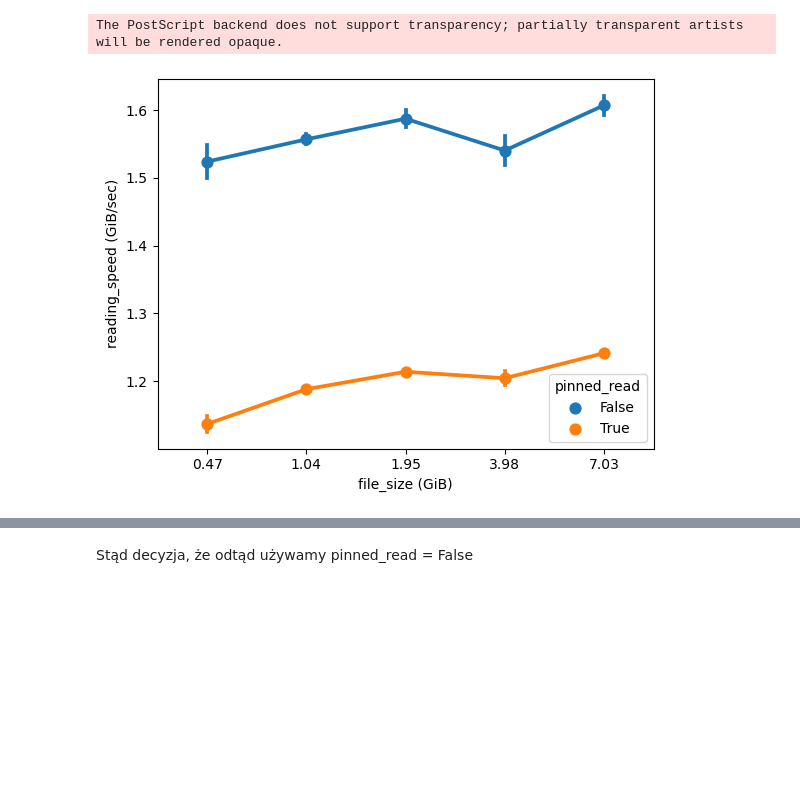
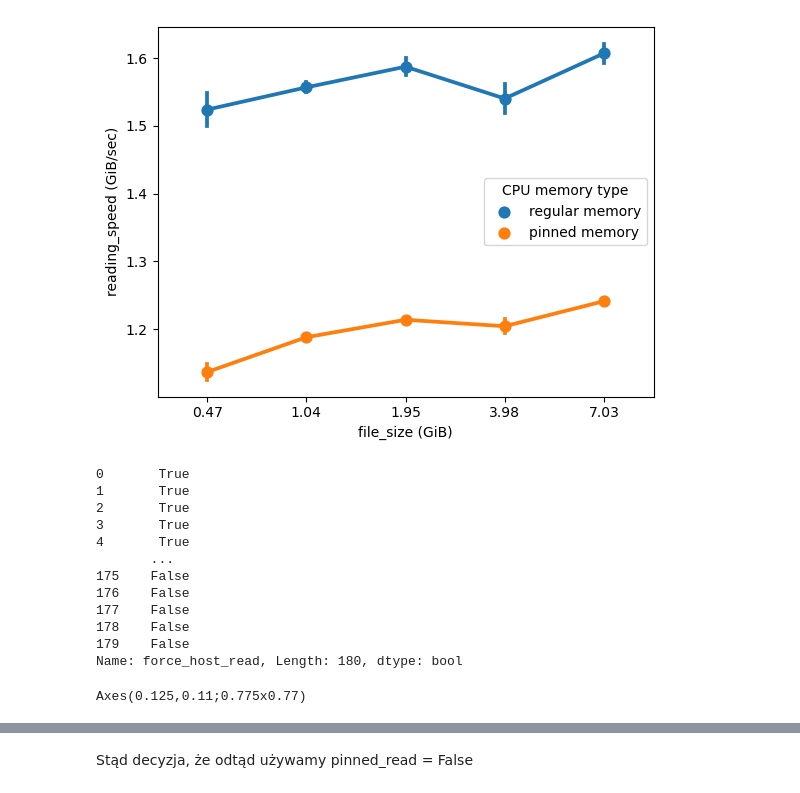
Before and after one commit to wesolowskip/mgr, a Jupyter notebook: 2_metajsonparser/results-analysis.ipynb, the cells around one changed output, grey strips where cells are left out. Cells and saved outputs as stored; diff of their text form; code cells hidden in the pictures; blank space fills up the shorter version.

```diff
--- a/2_metajsonparser/results-analysis.ipynb
+++ b/2_metajsonparser/results-analysis.ipynb
@@ -43,0 +13,24 @@ measurements_df.rename(columns={"took (msecs)": "time (msecs)"}, inplace=True)
+# %%
+measurements = []
+
+with open("slurm-691720.out") as f:
+    logs = f.read()
+
+    for match in re.findall(pattern, logs, re.M):
+        # We remove first "warmup" observation
+        if (rep := int(match[5])) > 0:
+            measurements.append({
+                "reading_speed (GiB/sec)": float(match[0]) / 1024 / 1024 / 1024,
+                "parsing_speed (GiB/sec)": float(match[1]) / 1024 / 1024 / 1024,
+                "file_size (GiB)": float(match[2]) / 1024 / 1024 / 1024,
+                "rep": rep,
+                "file": match[6],
+                "force_host_read": True if match[7] == "True" else False,
+                "CPU memory type": "pinned memory" if match[8] == "True" else "regular memory" if match[8] == "False" else None,
+                "number of\nIO threads": int(match[10]) if match[10] else None,
+                "cufile_slice_size_mb": int(match[11]) if match[11] else None,
+                "time (msecs)": float(match[12]),
+                "lib": "mp"
+            })
+
+measurements_df = pd.DataFrame(measurements)
@@ -44,16 +66,34 @@ measurements_df.rename(columns={"took (msecs)": "time (msecs)"}, inplace=True)
 # %%
 g = sns.pointplot(
     data=measurements_df[measurements_df["force_host_read"]],
     x="file_size (GiB)",
     y="reading_speed (GiB/sec)",
-    hue="pinned_read",
+    hue="CPU memory type",
     palette=sns.color_palette(n_colors=2),
     errorbar="se"
 )
 g.set_xticks(g.get_xticks(), labels=['{:.2f}'.format(float(t.get_text())) for t in g.get_xticklabels()])
-plt.savefig(f"img/pinned-read-reading-speed.eps", format="eps", bbox_inches='tight')
+plt.savefig(f"img/pinned-read-reading-speed.pdf", format="pdf", bbox_inches='tight')
 plt.show()
 # %% [output]
-The PostScript backend does not support transparency; partially transparent artists will be rendered opaque.
-[figure, old version]
+[figure, new version]
+# %%
+measurements_cudf_df["force_host_read"]
+# %% [output]
+0       True
+1       True
+2       True
+3       True
+4       True
+       ...
+175    False
+176    False
+177    False
+178    False
+179    False
+Name: force_host_read, Length: 180, dtype: bool
+# %%
+print(g)
+# %% [output]
+Axes(0.125,0.11;0.775x0.77)
 # %%
```
Also changed, not shown: parts of 16 cells of this notebook, 3 other files.
